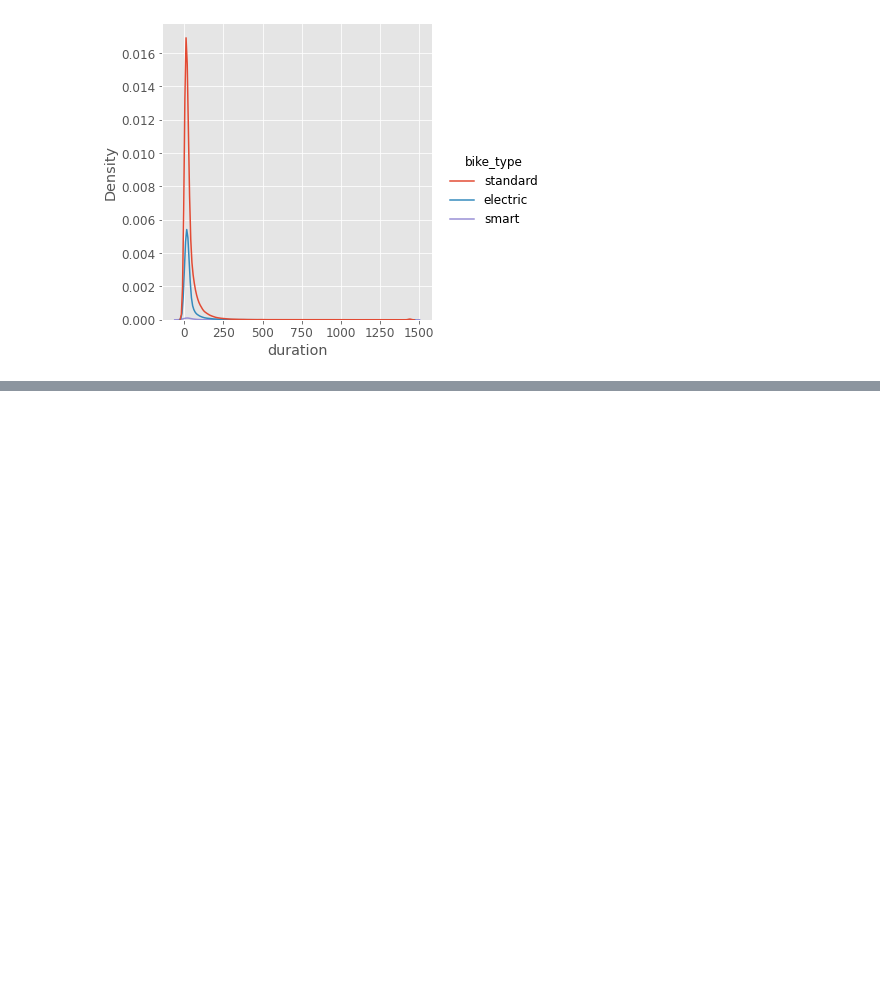
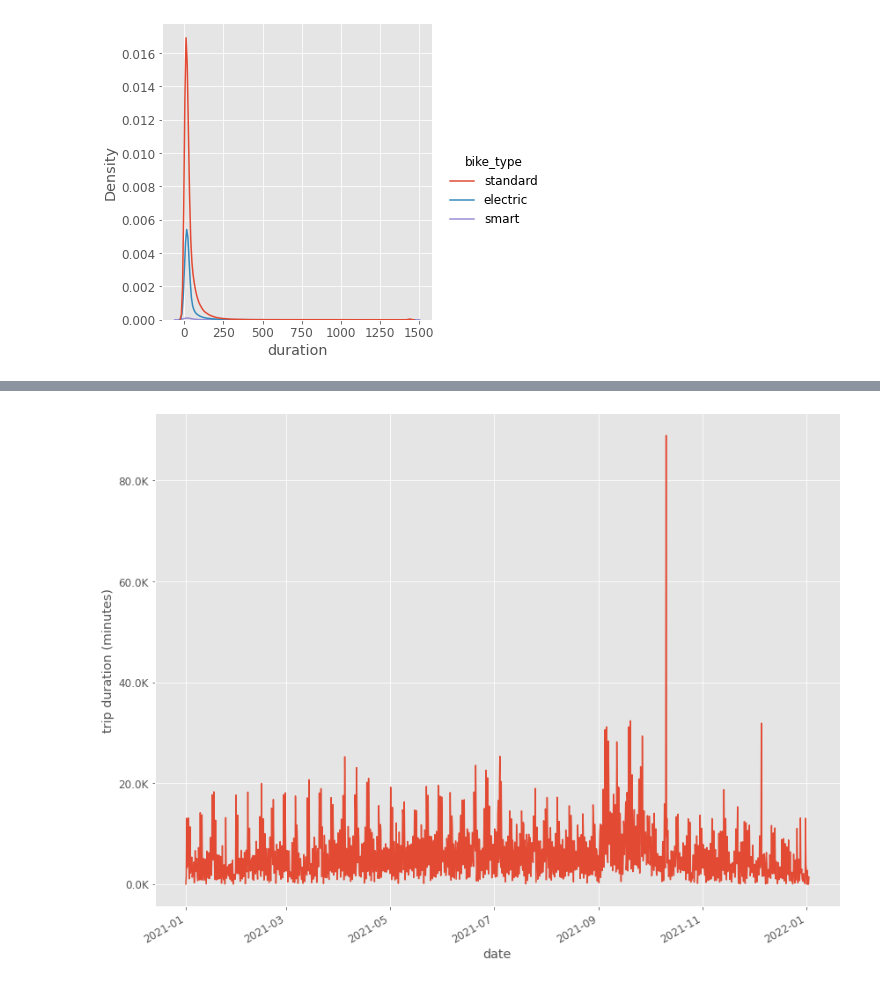
Before and after one commit to eldrigeampong/Data-Science, a Jupyter notebook: TimeSeries/project2.ipynb, the cells around one changed output, grey strips where cells are left out. Cells and saved outputs as stored; diff of their text form; code cells hidden in the pictures; blank space fills up the shorter version.

```diff
--- a/TimeSeries/project2.ipynb
+++ b/TimeSeries/project2.ipynb
@@ -396,0 +447,8 @@ sns.displot(df_drop, x='duration', hue='bike_type', kind='kde')
+# %%
+plot_line(
+    x='end_time', y='duration', ci=None,
+    data=df_idx.resample('6H').agg(np.sum),                             # total duration sampled every 6 hours
+    xlabel='date', ylabel='trip duration (minutes)'
+)
+# %% [output]
+[figure, added]
```
Also changed, not shown: parts of 9 cells of this notebook.
